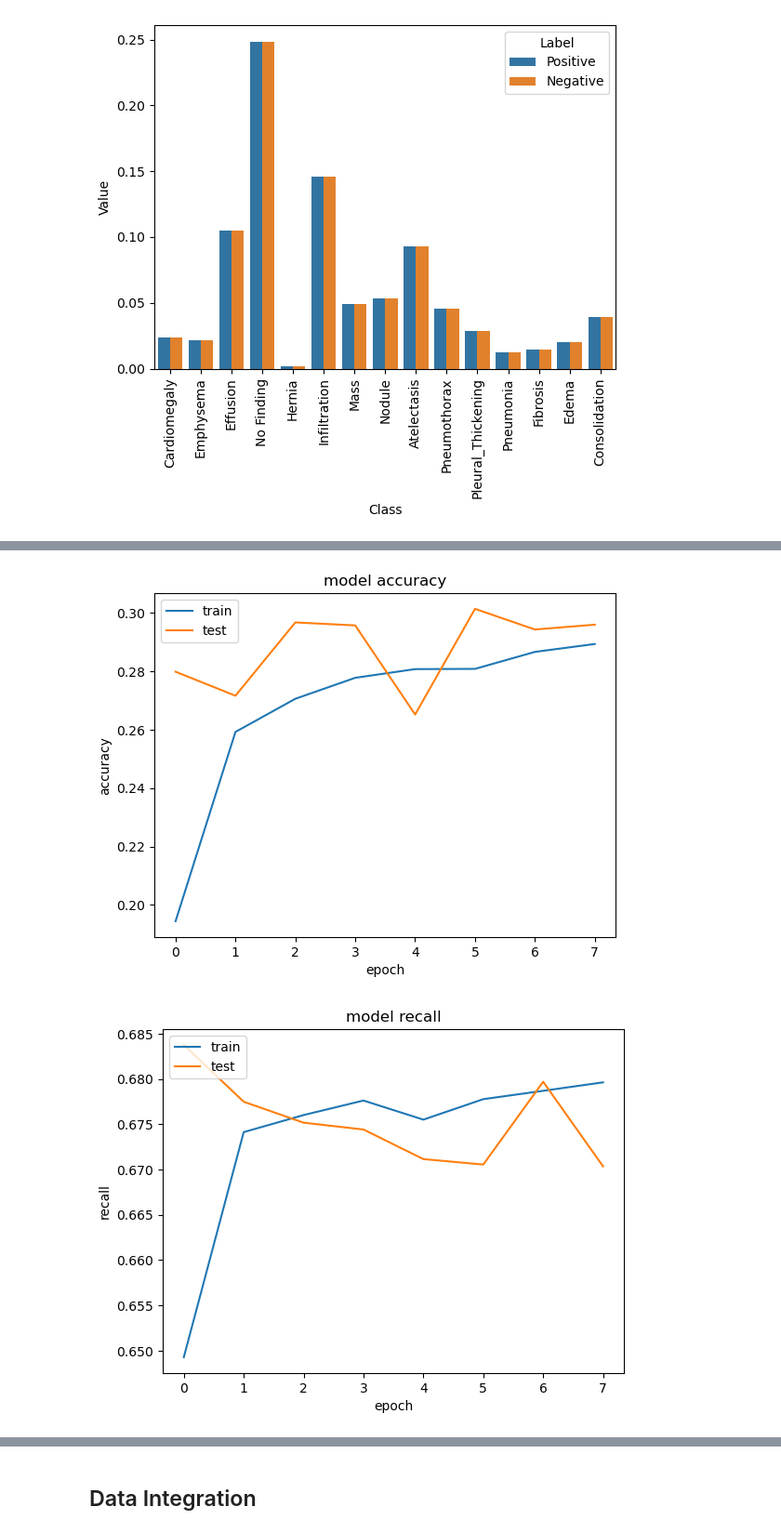
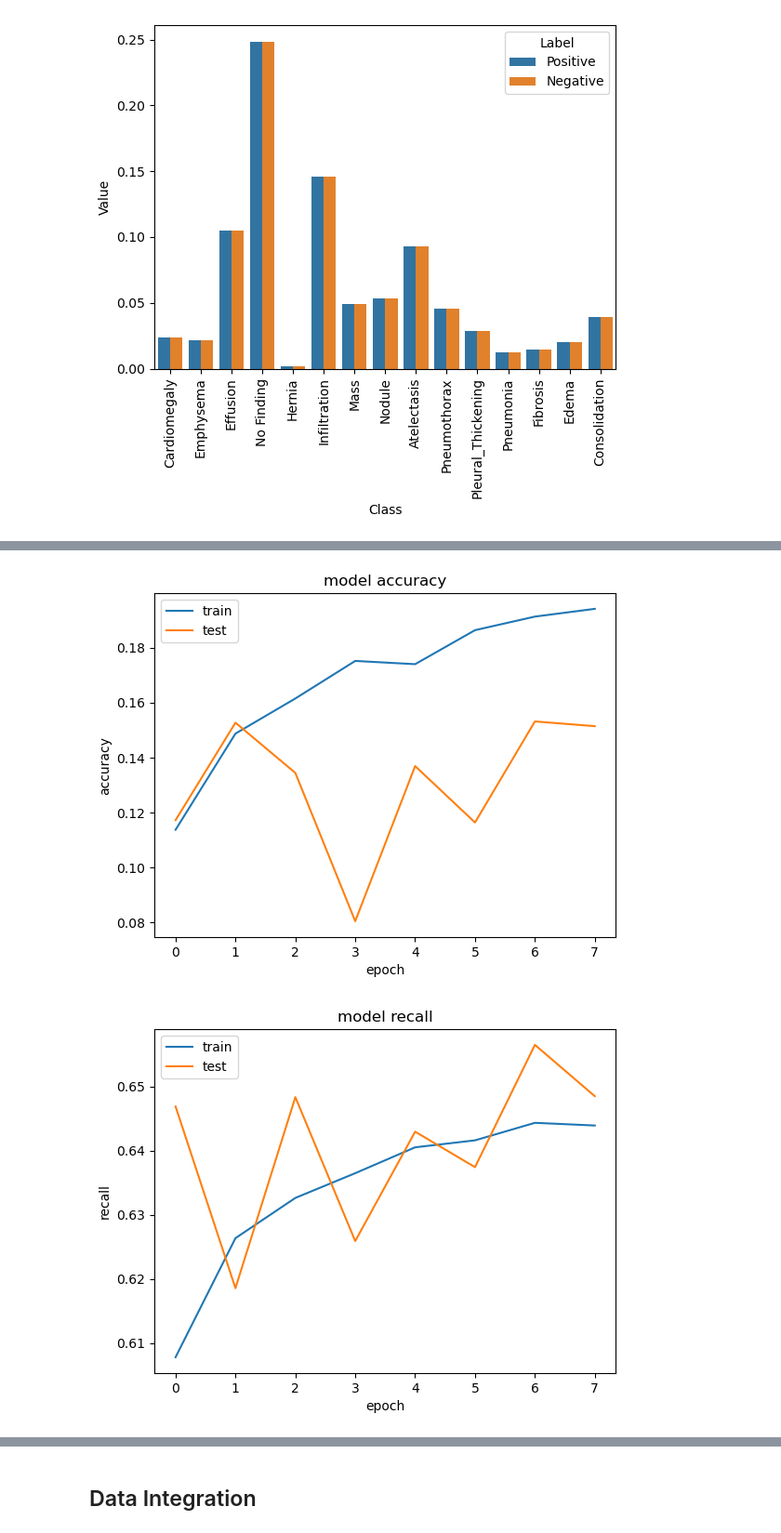
Before and after one commit to rachelwoodside/csci4155-chest-xray-model, a Jupyter notebook: preprocessing.ipynb, the cells around one changed output, grey strips where cells are left out. Shown at 93% size. Cells and saved outputs as stored; diff of their text form; code cells hidden in the pictures.

Commit message:
ResNet base model run and model save

```diff
--- a/preprocessing.ipynb
+++ b/preprocessing.ipynb
@@ -340,7 +341,7 @@ def create_efficientB_model(cross_entropy_loss):
 
     inputs = Input(shape=(224, 224, 3))
     #model = EfficientNetB0(input_tensor=inputs, weights='imagenet', include_top=False)
-    model = tf.keras.applications.VGG19(
+    model = tf.keras.applications.ResNet50V2(
         include_top=False,
         weights="imagenet",
         input_tensor=inputs,
@@ -419,18 +423,18 @@ plt.xlabel('epoch')
 plt.legend(['train', 'test'], loc='upper left')
 plt.show()
 # %% [output]
-[figure, old version]
+[figure, new version]
 # %%
-plt.plot(history.history['recall'])
-plt.plot(history.history['val_recall'])
+plt.plot(history.history['recall_1'])
+plt.plot(history.history['val_recall_1'])
 
 plt.title('model recall')
 plt.ylabel('recall')
 plt.xlabel('epoch')
 plt.legend(['train', 'test'], loc='upper left')
 plt.show()
 # %% [output]
-[figure, old version]
+[figure, new version]
 # %%
 plt.plot(history.history['f1_score'])
 plt.plot(history.history['val_f1_score'])
```
Also changed, not shown: parts of 8 cells of this notebook, 4 other files.
